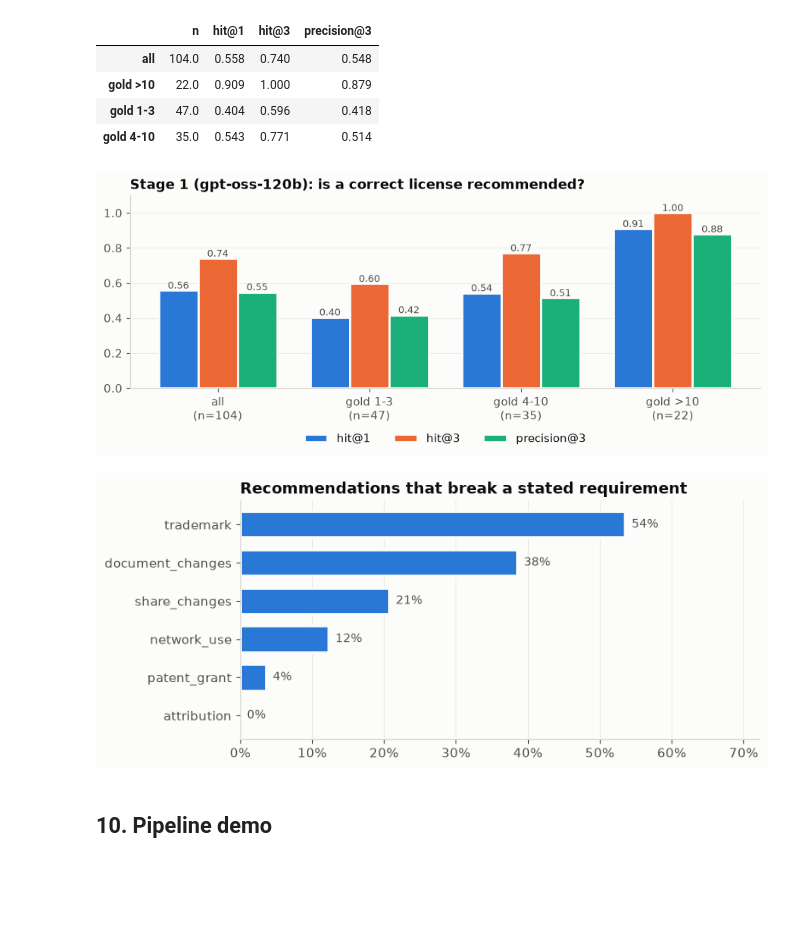
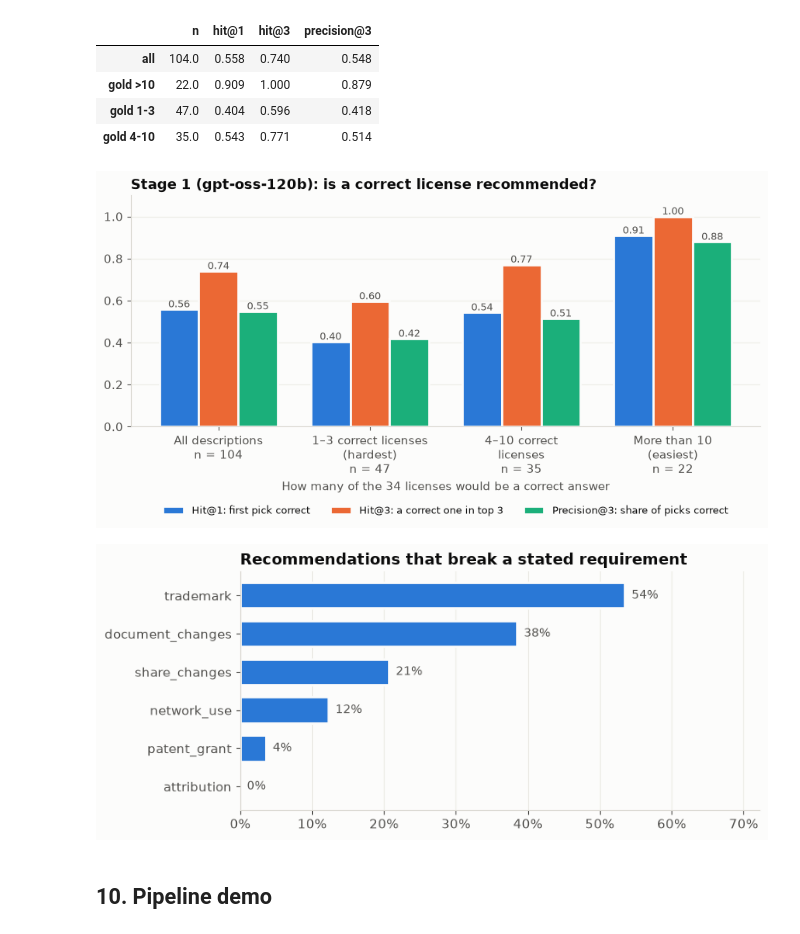
Before and after one commit to AJFX-01/softwarelincense, a Jupyter notebook: notebooks/phase1_results.ipynb, the cells around one changed output. Drawn from its saved outputs; the diff is of its cells as text; code cells hidden in the pictures; blank space fills up the shorter version.

```diff
--- a/notebooks/phase1_results.ipynb
+++ b/notebooks/phase1_results.ipynb
@@ -380,26 +380,29 @@ evaluated: 104 of 190 validated descriptions, covering 70 of 70 profiles (every
 # %%
 if summary:
     groups = [g for g in ["all", "gold 1-3", "gold 4-10", "gold >10"] if g in summary]
-    fig, ax = plt.subplots(figsize=(9, 4))
+    fig, ax = plt.subplots(figsize=(9, 5))
     x = np.arange(len(groups)); w = 0.26
+    names = {"hit@1": "Hit@1: first pick correct", "hit@3": "Hit@3: a correct one in top 3", "precision@3": "Precision@3: share of picks correct"}
     for k, (m, color) in enumerate([("hit@1", BLUE), ("hit@3", ORANGE), ("precision@3", AQUA)]):
         vals = [summary[g][m] for g in groups]
-        ax.bar(x + (k - 1) * w, vals, w, color=color, label=m, edgecolor=SURFACE, linewidth=2)
+        ax.bar(x + (k - 1) * w, vals, w, color=color, label=names[m], edgecolor=SURFACE, linewidth=2)
         for xi, v in zip(x, vals):
             ax.text(xi + (k - 1) * w, v + 0.01, f"{v:.2f}", ha="center", fontsize=9, color=INK2)
-    ax.set_xticks(x, [f"{g}\n(n={summary[g]['n']})" for g in groups]); ax.set_ylim(0, 1.1); ax.grid(axis="x", visible=False)
+    nice = {"all": "All descriptions", "gold 1-3": "1–3 correct licenses\n(hardest)", "gold 4-10": "4–10 correct\nlicenses", "gold >10": "More than 10\n(easiest)"}
+    ax.set_xticks(x, [f"{nice[g]}\nn = {summary[g]['n']}" for g in groups]); ax.set_ylim(0, 1.1); ax.grid(axis="x", visible=False)
+    ax.set_xlabel("How many of the 34 licenses would be a correct answer")
     ax.set_title("Stage 1 (gpt-oss-120b): is a correct license recommended?")
-    ax.legend(frameon=False, loc="upper center", ncol=3, bbox_to_anchor=(0.5, -0.18))
+    ax.legend(frameon=False, loc="upper center", ncol=3, bbox_to_anchor=(0.5, -0.3), fontsize=9.5)
     save(fig, "10_stage1_hits")
 
     vr = pd.Series(summary["violation_rate_by_constraint"]).sort_values(ascending=False)
     fig, ax = plt.subplots(figsize=(8, 3.6))
     hbar(ax, list(vr.index), list(vr.values), BLUE, fmt="{:.0%}")
     ax.set_xlim(0, max(vr.max() * 1.35, 0.1)); ax.xaxis.set_major_formatter(plt.FuncFormatter(lambda v, _: f"{v:.0%}"))
     ax.set_title("Recommendations that break a stated requirement")
     save(fig, "11_stage1_violations")
 # %% [output]
-[figure, old version]
+[figure, new version]
 [figure]
 # %% [markdown]
 ## 10. Pipeline demo
```
Also changed, not shown: 14 other files.
